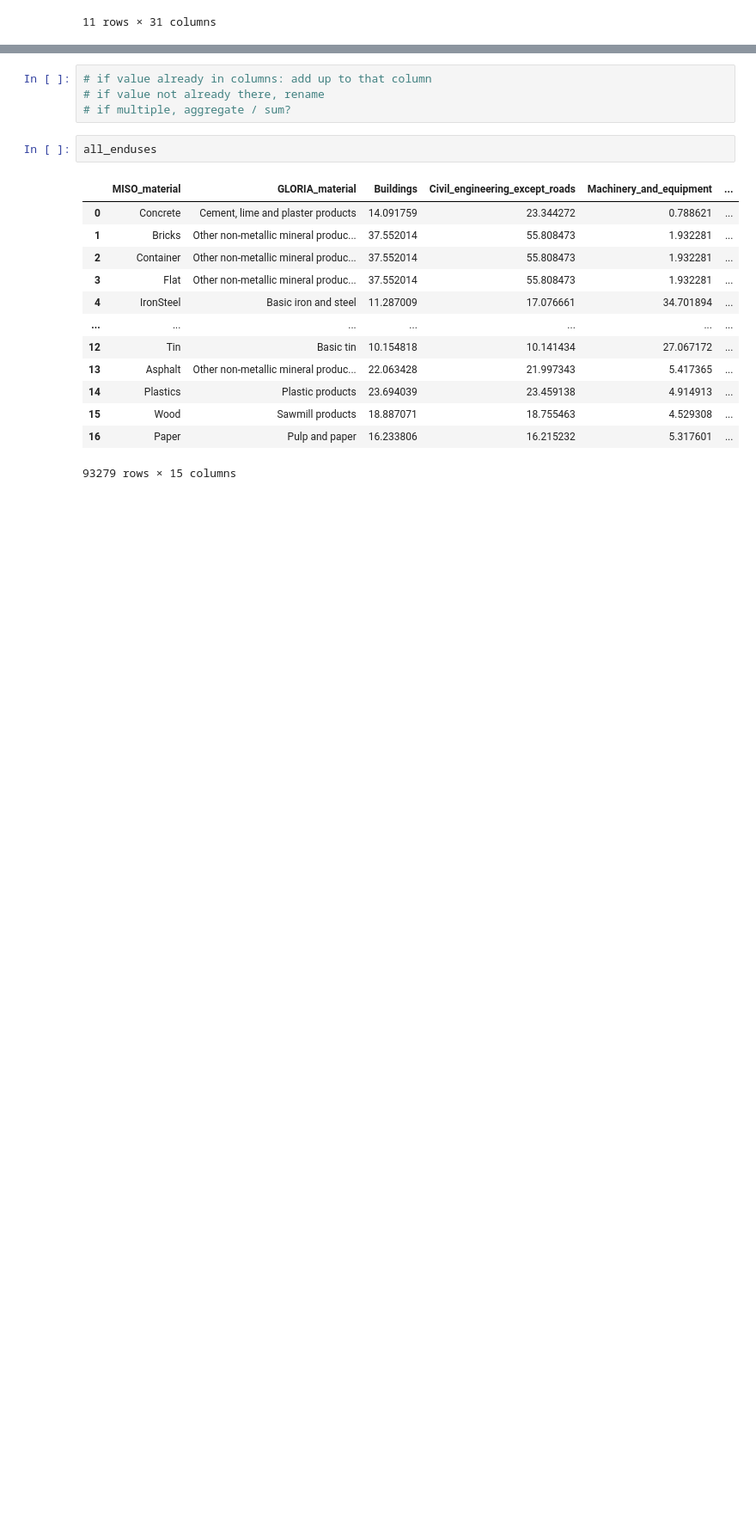
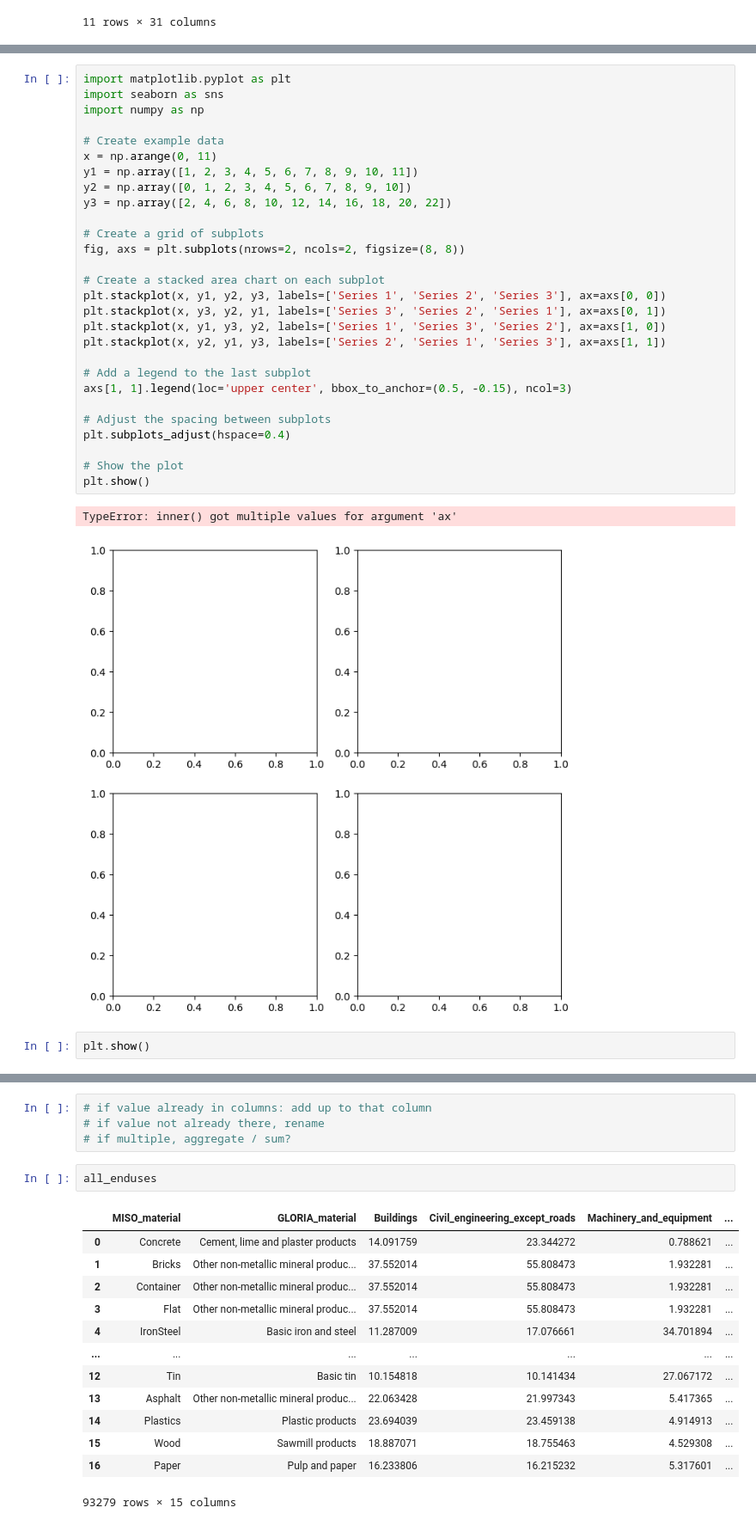
Before and after one commit to janstre/Material_End_Use_Shares, a Jupyter notebook: mapping_gloria_exobase.ipynb, the cells around one changed output, grey strips where cells are left out. Shown: that part at 86% size. Cells and saved outputs as stored; diff of their text form; blank space fills up the shorter version.

```diff
--- a/mapping_gloria_exobase.ipynb
+++ b/mapping_gloria_exobase.ipynb
@@ -168,0 +211,33 @@ country_material_enduse["New Zealand"]["Bricks"]
+# %%
+import matplotlib.pyplot as plt
+import seaborn as sns
+import numpy as np
+
+# Create example data
+x = np.arange(0, 11)
+y1 = np.array([1, 2, 3, 4, 5, 6, 7, 8, 9, 10, 11])
+y2 = np.array([0, 1, 2, 3, 4, 5, 6, 7, 8, 9, 10])
+y3 = np.array([2, 4, 6, 8, 10, 12, 14, 16, 18, 20, 22])
+
+# Create a grid of subplots
+fig, axs = plt.subplots(nrows=2, ncols=2, figsize=(8, 8))
+
+# Create a stacked area chart on each subplot
+plt.stackplot(x, y1, y2, y3, labels=['Series 1', 'Series 2', 'Series 3'], ax=axs[0, 0])
+plt.stackplot(x, y3, y2, y1, labels=['Series 3', 'Series 2', 'Series 1'], ax=axs[0, 1])
+plt.stackplot(x, y1, y3, y2, labels=['Series 1', 'Series 3', 'Series 2'], ax=axs[1, 0])
+plt.stackplot(x, y2, y1, y3, labels=['Series 2', 'Series 1', 'Series 3'], ax=axs[1, 1])
+
+# Add a legend to the last subplot
+axs[1, 1].legend(loc='upper center', bbox_to_anchor=(0.5, -0.15), ncol=3)
+
+# Adjust the spacing between subplots
+plt.subplots_adjust(hspace=0.4)
+
+# Show the plot
+plt.show()
+# %% [output]
+TypeError: inner() got multiple values for argument 'ax'
+[figure, added]
+# %%
+plt.show()
```
Also changed, not shown: parts of 10 cells of this notebook, 1 other file.
